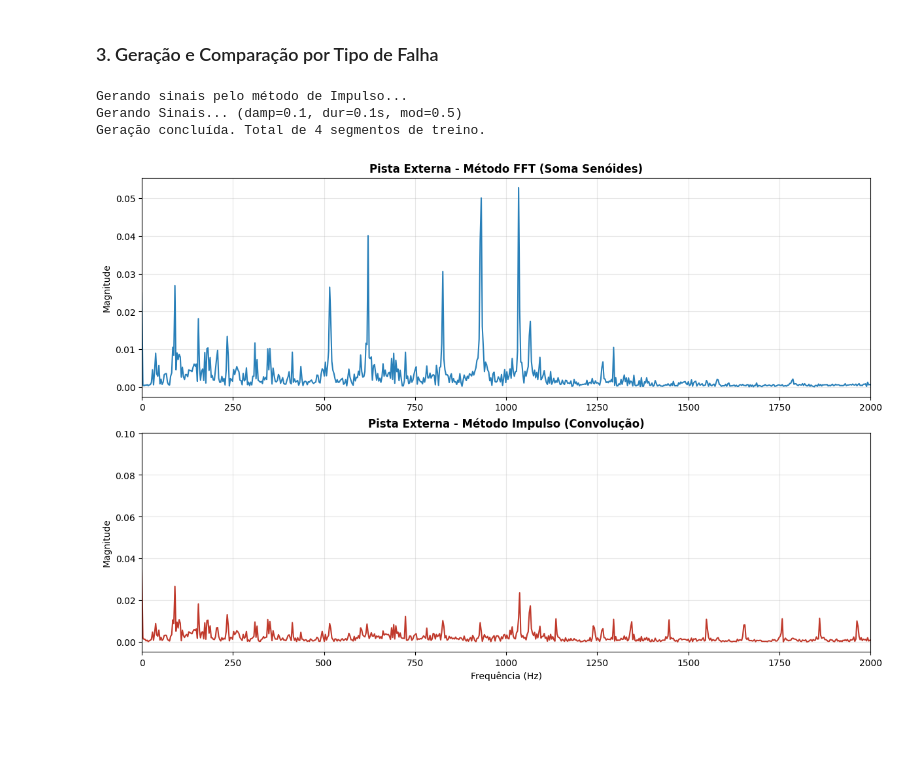
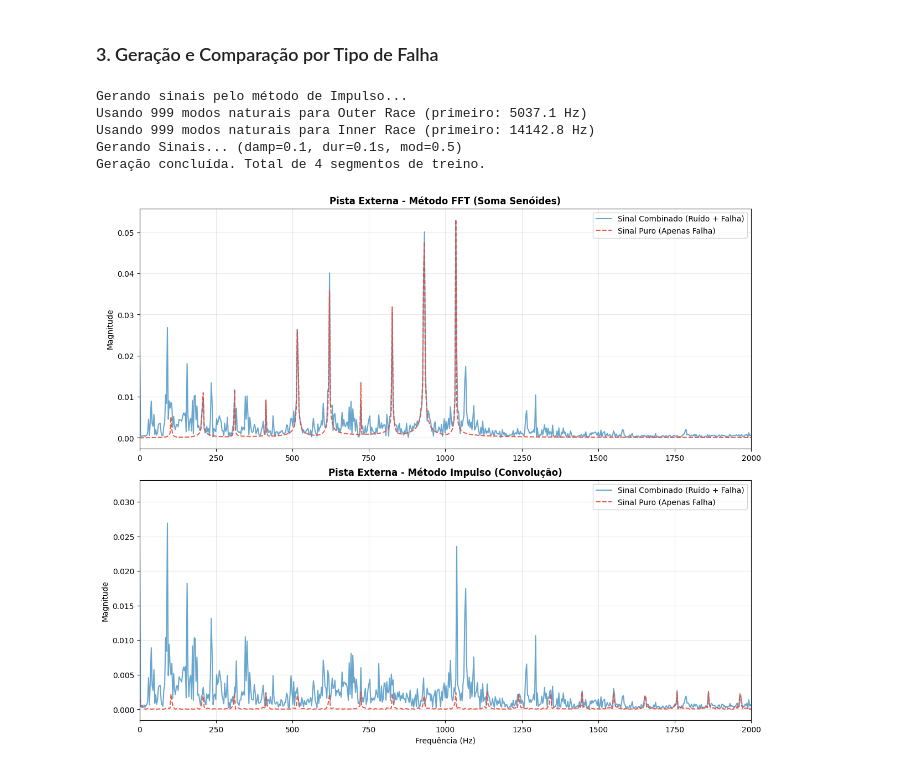
Before and after one commit to ViniciusTomsic/TCC, a Jupyter notebook: src/compare_synthetic_methods.ipynb, the cells around one changed output. Cells and saved outputs as stored; diff of their text form; code cells hidden in the pictures; blank space fills up the shorter version.

```diff
--- a/src/compare_synthetic_methods.ipynb
+++ b/src/compare_synthetic_methods.ipynb
@@ -67,8 +67,8 @@ Segmento Normal Carregado: 1730_Normal_DE_treino_seg_0
 # %% [markdown]
 ### 2. Funções Auxiliares de Plotagem
 # %%
-def plot_comparison(fault_name, sig_fft, sig_impulse):
-    fig, axes = plt.subplots(2, 1, figsize=(12, 8), constrained_layout=True)
+def plot_comparison(fault_name, sig_fft_comb, sig_impulse_comb, sig_fft_pure, sig_impulse_pure):
+    fig, axes = plt.subplots(2, 1, figsize=(12, 10), constrained_layout=True)
 
     # Função interna para FFT
     def calc_fft(sig):
@@ -78,21 +78,27 @@ def plot_comparison(fault_name, sig_fft, sig_impulse):
         return xf, mag
 
     # Plot 1: Método FFT
-    x1, y1 = calc_fft(sig_fft)
-    axes[0].plot(x1, y1, color='#2980b9')
+    x1_c, y1_c = calc_fft(sig_fft_comb)
+    x1_p, y1_p = calc_fft(sig_fft_pure)
+    axes[0].plot(x1_c, y1_c, color='#2980b9', alpha=0.7, label='Sinal Combinado (Ruído + Falha)')
+    axes[0].plot(x1_p, y1_p, color='#e74c3c', linestyle='--', alpha=0.9, label='Sinal Puro (Apenas Falha)')
     axes[0].set_title(f"{fault_name} - Método FFT (Soma Senóides)", fontsize=12, fontweight='bold')
     axes[0].set_ylabel("Magnitude")
     axes[0].set_xlim(0, 2000)
     axes[0].grid(True, alpha=0.3)
+    axes[0].legend(loc='upper right')
 
     # Plot 2: Método Impulso
-    x2, y2 = calc_fft(sig_impulse)
-    axes[1].plot(x2, y2, color='#c0392b')
+    x2_c, y2_c = calc_fft(sig_impulse_comb)
+    x2_p, y2_p = calc_fft(sig_impulse_pure)
+    axes[1].plot(x2_c, y2_c, color='#2980b9', alpha=0.7, label='Sinal Combinado (Ruído + Falha)')
+    axes[1].plot(x2_p, y2_p, color='#e74c3c', linestyle='--', alpha=0.9, label='Sinal Puro (Apenas Falha)')
     axes[1].set_title(f"{fault_name} - Método Impulso (Convolução)", fontsize=12, fontweight='bold')
     axes[1].set_ylabel("Magnitude")
     axes[1].set_xlabel("Frequência (Hz)")
     axes[1].set_xlim(0, 2000)
     axes[1].grid(True, alpha=0.3)
+    axes[1].legend(loc='upper right')
 
     plt.show()
 # %% [markdown]
@@ -113,30 +119,33 @@ df_impulse = gid.gerar_dados_sinteticos_treino(
     TAXA_AMOSTRAL=FS,
     params_drive_end=gid.params_drive_end,
     amplitudes_referencia=gid.amplitudes_referencia,
-    multiplicadores=[5], # Amplitude x5
+    multiplicadores=[1], # Amplitude x1 (Realista)
     fases_para_adicionar_rad=[0]
 )
 # %% [output]
 Gerando sinais pelo método de Impulso...
+Usando 999 modos naturais para Outer Race (primeiro: 5037.1 Hz)
+Usando 999 modos naturais para Inner Race (primeiro: 14142.8 Hz)
 Gerando Sinais... (damp=0.1, dur=0.1s, mod=0.5)
 Geração concluída. Total de 4 segmentos de treino.
 # %%
 # --- Pista Externa ---
 
 # 1. Gerar FFT Method
 spec_outer = bu.calcular_espectro_outer_race(fault_diameter_mm=0.5, rpm=RPM, K=0.008) # Ajuste K para ficar comparável se necessário
 sig_outer_gen = gsd.synthesize_time_signal(spec_outer, duration=duration, fs=FS)
 # Ajuste de tamanho
 sig_outer_gen = sig_outer_gen[:n] if len(sig_outer_gen) > n else np.pad(sig_outer_gen, (0, n - len(sig_outer_gen)))
 final_outer_fft = normal_seg + sig_outer_gen
 
 # 2. Pegar Impulse Method
 row_outer = df_impulse[df_impulse['tipo_falha_adicionada'] == 'Pista Externa'].iloc[0]
 final_outer_imp = row_outer['sinal_final']
+final_outer_imp_pure = row_outer['sinal_puro']
 
-plot_comparison("Pista Externa", final_outer_fft, final_outer_imp)
+plot_comparison("Pista Externa", final_outer_fft, final_outer_imp, sig_outer_gen, final_outer_imp_pure)
 # %% [output]
-[figure, old version]
+[figure, new version]
 # %%
 # --- Pista Interna ---
 
```
Also changed, not shown: parts of 3 cells of this notebook, 3 other files.
